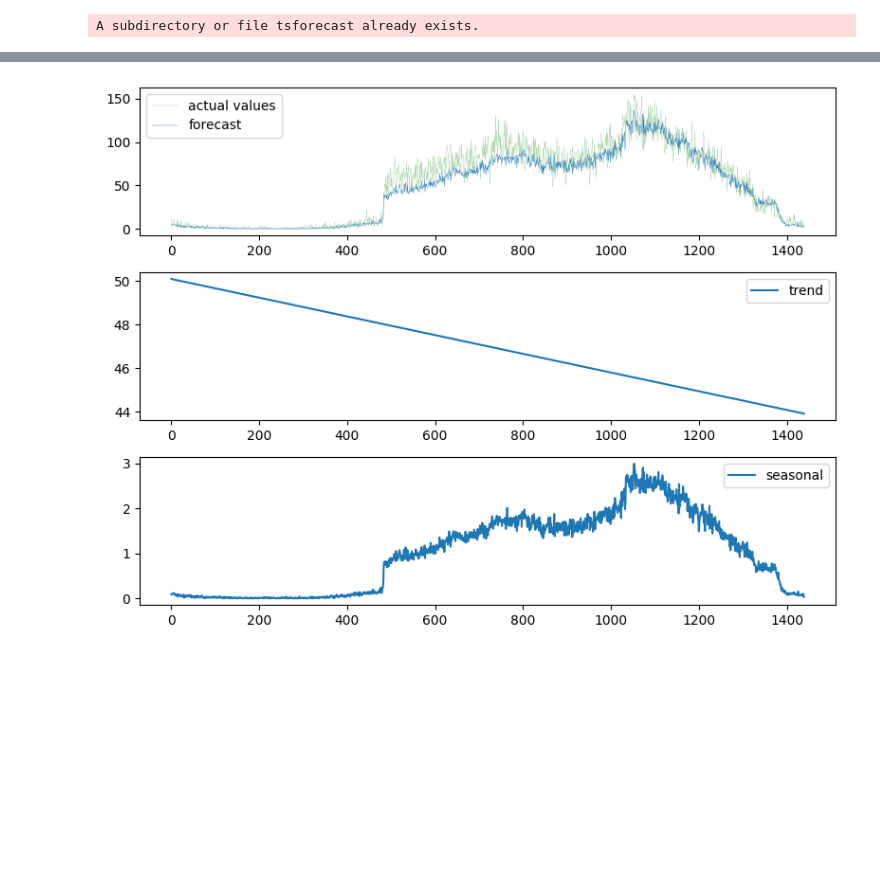
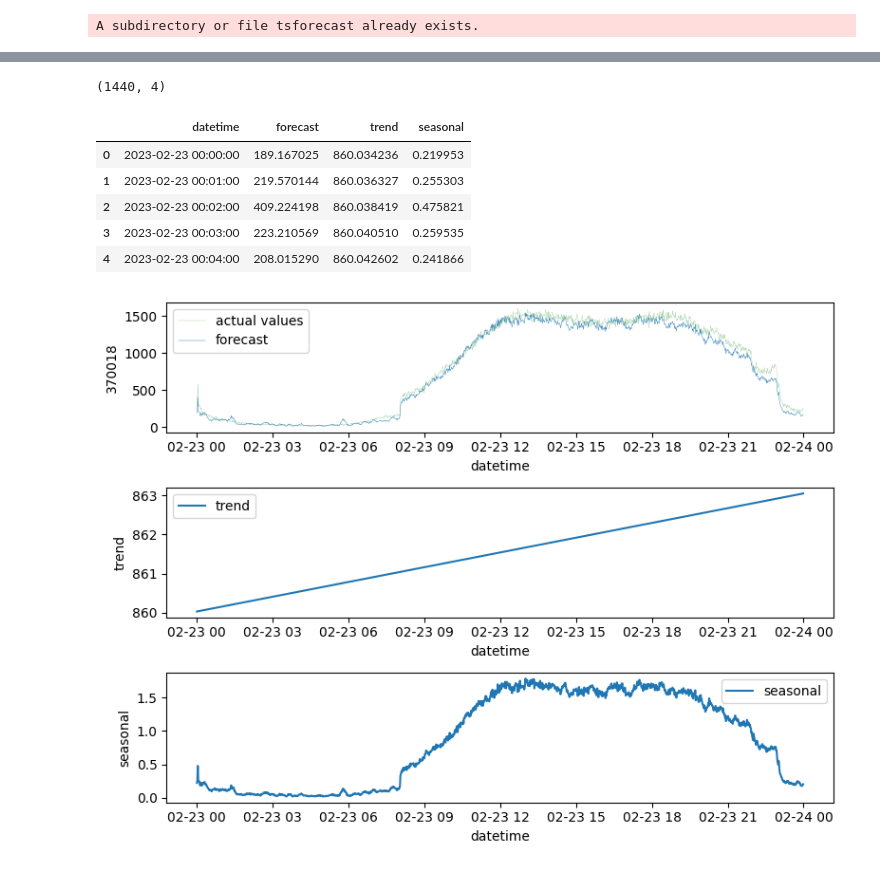
Before and after one commit to JosephFrancisTribbiani/ds, a Jupyter notebook: Tasks/ts_foracasting_model/ts_model.ipynb, the cells around one changed output, grey strips where cells are left out. Cells and saved outputs as stored; diff of their text form; code cells hidden in the pictures; blank space fills up the shorter version.

```diff
--- a/Tasks/ts_foracasting_model/ts_model.ipynb
+++ b/Tasks/ts_foracasting_model/ts_model.ipynb
@@ -9,6 +11,9 @@ import matplotlib.pyplot as plt
 from typing import Literal, List, Union
 from sklearn.linear_model import LinearRegression
 from sklearn.preprocessing import PolynomialFeatures
+# %%
+logging.basicConfig(level=logging.DEBUG, format="%(asctime)s %(levelname)s:%(message)s")
+LOGGER = logging.getLogger(__name__)
 # %% [markdown]
 # Read data
 # %% [markdown]
@@ -247,16 +442,37 @@ class TSModel:
 # %%
 horizon = 1
-pred_from = pd.Timestamp("2022-03-16 00:00:00")
+pred_from = pd.Timestamp("2023-02-23 00:00:00")
 pred_to = pred_from + pd.Timedelta(days=horizon, minutes=-1)
 
 train_data = data[(data["datetime"] < pred_from)]
-test_data = data[(data["datetime"] >= pred_from) & (data["datetime"] <= pred_to)]
+prev_year  = data[(data["datetime"] < pred_from + pd.DateOffset(years=-1, days=horizon))]
+test_data  = data[(data["datetime"] >= pred_from) & (data["datetime"] <= pred_to)]
 roles = {"value": METRIC_ID}
 
 # выполняем предобработку данных
-pr = Preprocessing(roles=roles)
+pr = Preprocessing(roles=roles, stages=["extend_time"])
 train_data = pr(train_data)
+prev_year  = pr(prev_year)
 
 # построение прогноза
-model = TSModel(roles=roles, seasonal_type="weekly", agg_f="median", model_type="multiplicative", trend="linear", holidays=holidays)
-forecast, trend, seasonal = model.fit_predict(data=train_data, horizon=horizon)
+model = TSModel(roles=roles,
+                seasonal_type="weekly",
+                agg_f="median",
+                model_type="multiplicative",
+                trend="linear",
+                holidays=holidays,
+                skip_holidays=True,
+                use_skaler=True,
+                scaler_window=10)
+forecast = model.fit_predict(data=train_data, horizon=horizon, py_data=prev_year)
+
+print(forecast.shape)
+display(forecast.head())
+
+fig, (ax_forecast, ax_trend, ax_seasonal) = plt.subplots(nrows=3, ncols=1, figsize=(8, 2*3))
+sns.lineplot(data=test_data, x="datetime", y=METRIC_ID,  ax=ax_forecast, label="actual values", c="green", lw=0.1)
+sns.lineplot(data=forecast,  x="datetime", y="forecast", ax=ax_forecast, label="forecast", lw=0.3)
+sns.lineplot(data=forecast,  x="datetime", y="trend",    ax=ax_trend,    label="trend")
+sns.lineplot(data=forecast,  x="datetime", y="seasonal", ax=ax_seasonal, label="seasonal")
+fig.tight_layout();
+# %% [output]
@@ -263,9 +490,8 @@ forecast, trend, seasonal = model.fit_predict(data=train_data, horizon=horizon)
+(1440, 4)
+|  | datetime | forecast | trend | seasonal |
+| 0 | 2023-02-23 00:00:00 | 189.167025 | 860.034236 | 0.219953 |
+| 1 | 2023-02-23 00:01:00 | 219.570144 | 860.036327 | 0.255303 |
+| 2 | 2023-02-23 00:02:00 | 409.224198 | 860.038419 | 0.475821 |
+| 3 | 2023-02-23 00:03:00 | 223.210569 | 860.040510 | 0.259535 |
+| 4 | 2023-02-23 00:04:00 | 208.015290 | 860.042602 | 0.241866 |
+[figure, added]
-# %%
-fig, (ax_forecast, ax_trend, ax_seasonal) = plt.subplots(nrows=3, ncols=1, figsize=(8, 2*3))
-sns.lineplot(data=test_data[METRIC_ID].values, ax=ax_forecast, label="actual values", c="green", lw=0.1)
-sns.lineplot(data=forecast, ax=ax_forecast, label="forecast", lw=0.3)
-sns.lineplot(data=trend, ax=ax_trend, label="trend")
-sns.lineplot(data=seasonal, ax=ax_seasonal, label="seasonal")
-fig.tight_layout();
-# %% [output]
-[figure, removed]
```
Also changed, not shown: parts of 5 cells of this notebook, 5 other files.
